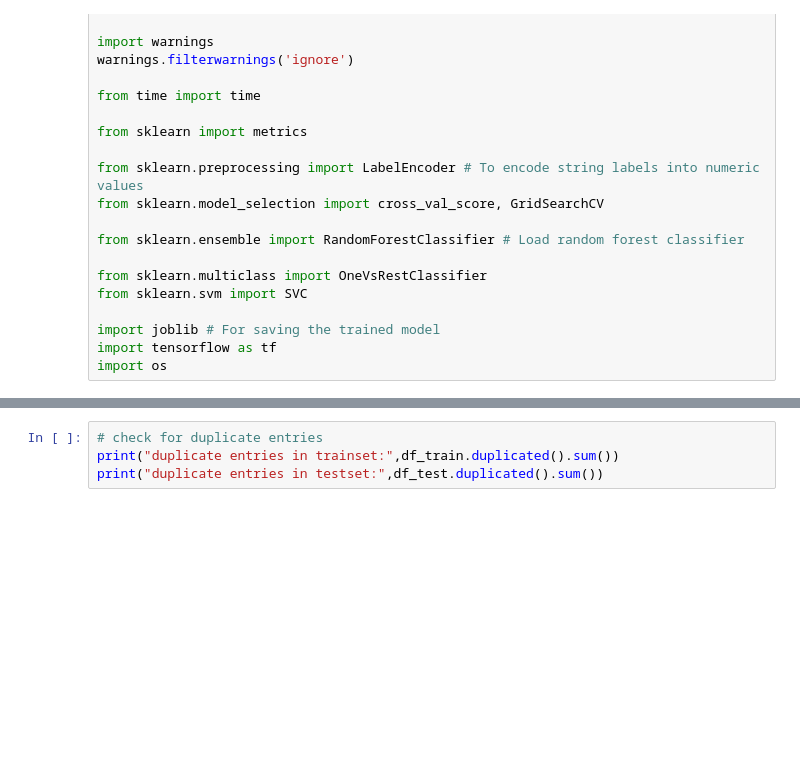
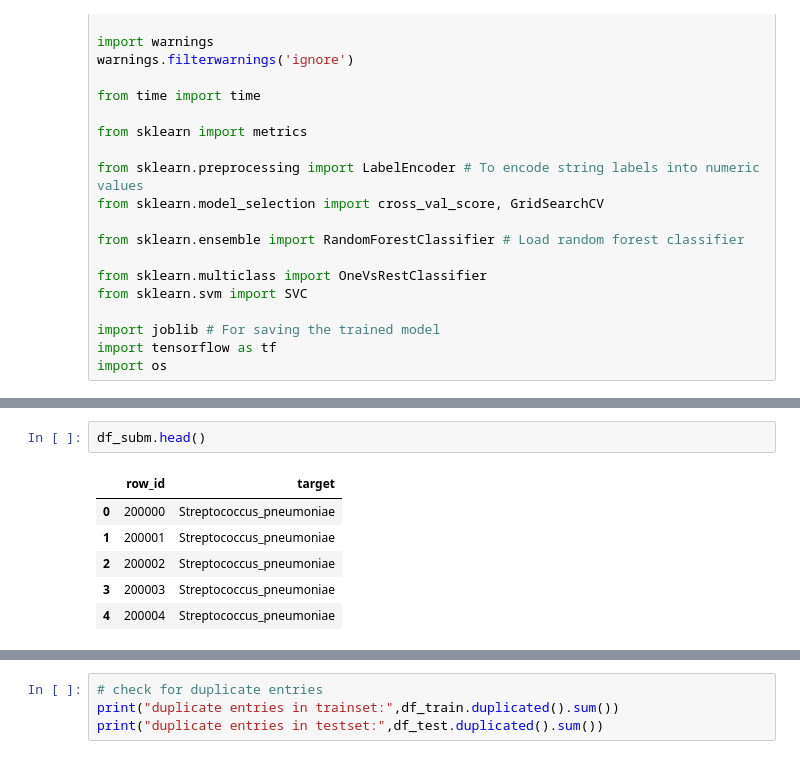
Before and after one commit to cloud-erik/5509, a Jupyter notebook: random-forest.ipynb, the cells around one changed output, grey strips where cells are left out. Drawn from its saved outputs; the diff is of its cells as text; blank space fills up the shorter version.

```diff
--- a/random-forest.ipynb
+++ b/random-forest.ipynb
@@ -70,0 +110,9 @@ Total number of columns: 287
+# %%
+df_subm.head()
+# %% [output]
+|  | row_id | target |
+| 0 | 200000 | Streptococcus_pneumoniae |
+| 1 | 200001 | Streptococcus_pneumoniae |
+| 2 | 200002 | Streptococcus_pneumoniae |
+| 3 | 200003 | Streptococcus_pneumoniae |
+| 4 | 200004 | Streptococcus_pneumoniae |
```
Also changed, not shown: parts of 18 cells of this notebook.
